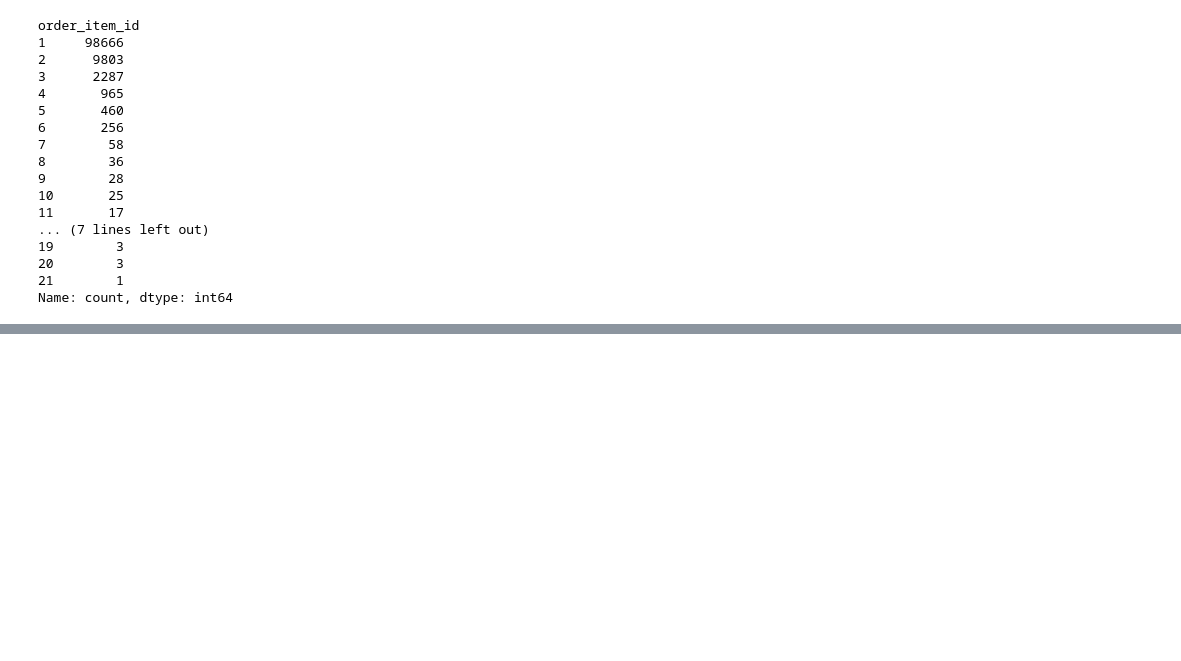
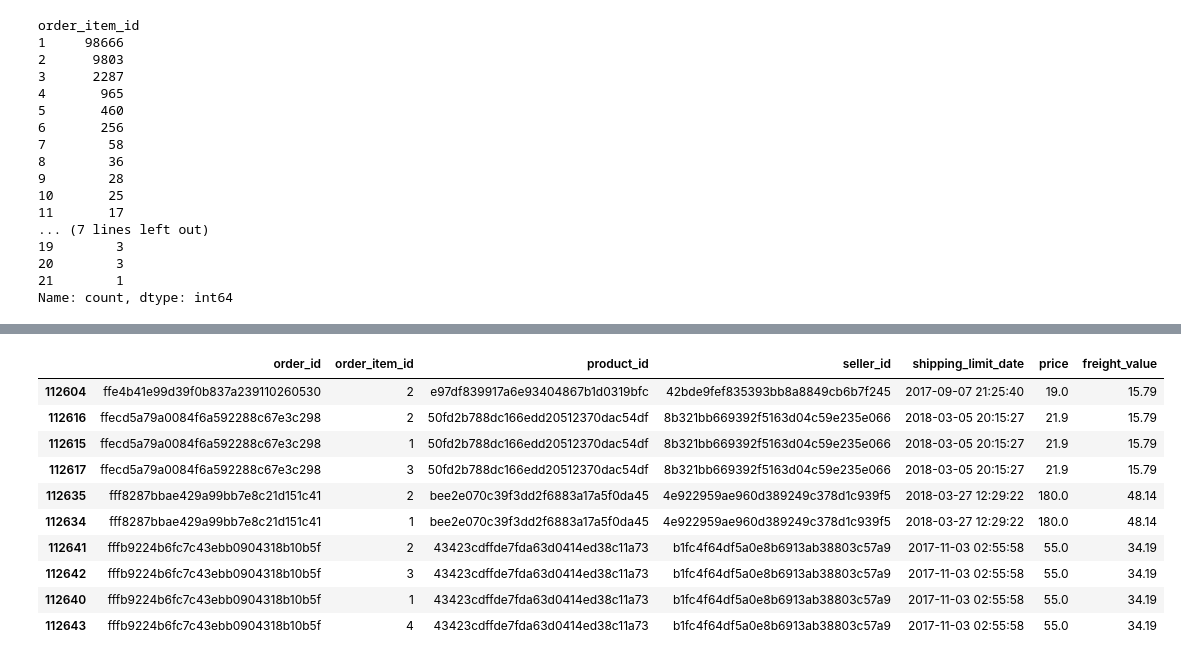
Before and after one commit to racha334/IDS-Data-Science-Internship, a Jupyter notebook: jupyter/04_revenue.ipynb, the cells around one changed output, grey strips where cells are left out. Cells and saved outputs as stored; diff of their text form; code cells hidden in the pictures; blank space fills up the shorter version.

```diff
--- a/jupyter/04_revenue.ipynb
+++ b/jupyter/04_revenue.ipynb
@@ -55,0 +90,14 @@ Name: count, dtype: int64
+# %%
+di[di["order_id"].duplicated(keep=False)].sort_values("order_id").tail(10)
+# %% [output]
+|  | order_id | order_item_id | product_id | seller_id | shipping_limit_date | price | freight_value |
+| 112604 | ffe4b41e99d39f0b837a239110260530 | 2 | e97df839917a6e93404867b1d0319bfc | 42bde9fef835393bb8a8849cb6b7f245 | 2017-09-07 21:25:40 | 19.0 | 15.79 |
+| 112616 | ffecd5a79a0084f6a592288c67e3c298 | 2 | 50fd2b788dc166edd20512370dac54df | 8b321bb669392f5163d04c59e235e066 | 2018-03-05 20:15:27 | 21.9 | 15.79 |
+| 112615 | ffecd5a79a0084f6a592288c67e3c298 | 1 | 50fd2b788dc166edd20512370dac54df | 8b321bb669392f5163d04c59e235e066 | 2018-03-05 20:15:27 | 21.9 | 15.79 |
+| 112617 | ffecd5a79a0084f6a592288c67e3c298 | 3 | 50fd2b788dc166edd20512370dac54df | 8b321bb669392f5163d04c59e235e066 | 2018-03-05 20:15:27 | 21.9 | 15.79 |
+| 112635 | fff8287bbae429a99bb7e8c21d151c41 | 2 | bee2e070c39f3dd2f6883a17a5f0da45 | 4e922959ae960d389249c378d1c939f5 | 2018-03-27 12:29:22 | 180.0 | 48.14 |
+| 112634 | fff8287bbae429a99bb7e8c21d151c41 | 1 | bee2e070c39f3dd2f6883a17a5f0da45 | 4e922959ae960d389249c378d1c939f5 | 2018-03-27 12:29:22 | 180.0 | 48.14 |
+| 112641 | fffb9224b6fc7c43ebb0904318b10b5f | 2 | 43423cdffde7fda63d0414ed38c11a73 | b1fc4f64df5a0e8b6913ab38803c57a9 | 2017-11-03 02:55:58 | 55.0 | 34.19 |
+| 112642 | fffb9224b6fc7c43ebb0904318b10b5f | 3 | 43423cdffde7fda63d0414ed38c11a73 | b1fc4f64df5a0e8b6913ab38803c57a9 | 2017-11-03 02:55:58 | 55.0 | 34.19 |
+| 112640 | fffb9224b6fc7c43ebb0904318b10b5f | 1 | 43423cdffde7fda63d0414ed38c11a73 | b1fc4f64df5a0e8b6913ab38803c57a9 | 2017-11-03 02:55:58 | 55.0 | 34.19 |
+| 112643 | fffb9224b6fc7c43ebb0904318b10b5f | 4 | 43423cdffde7fda63d0414ed38c11a73 | b1fc4f64df5a0e8b6913ab38803c57a9 | 2017-11-03 02:55:58 | 55.0 | 34.19 |
```
Also changed, not shown: parts of 21 cells of this notebook, 3 other files.
